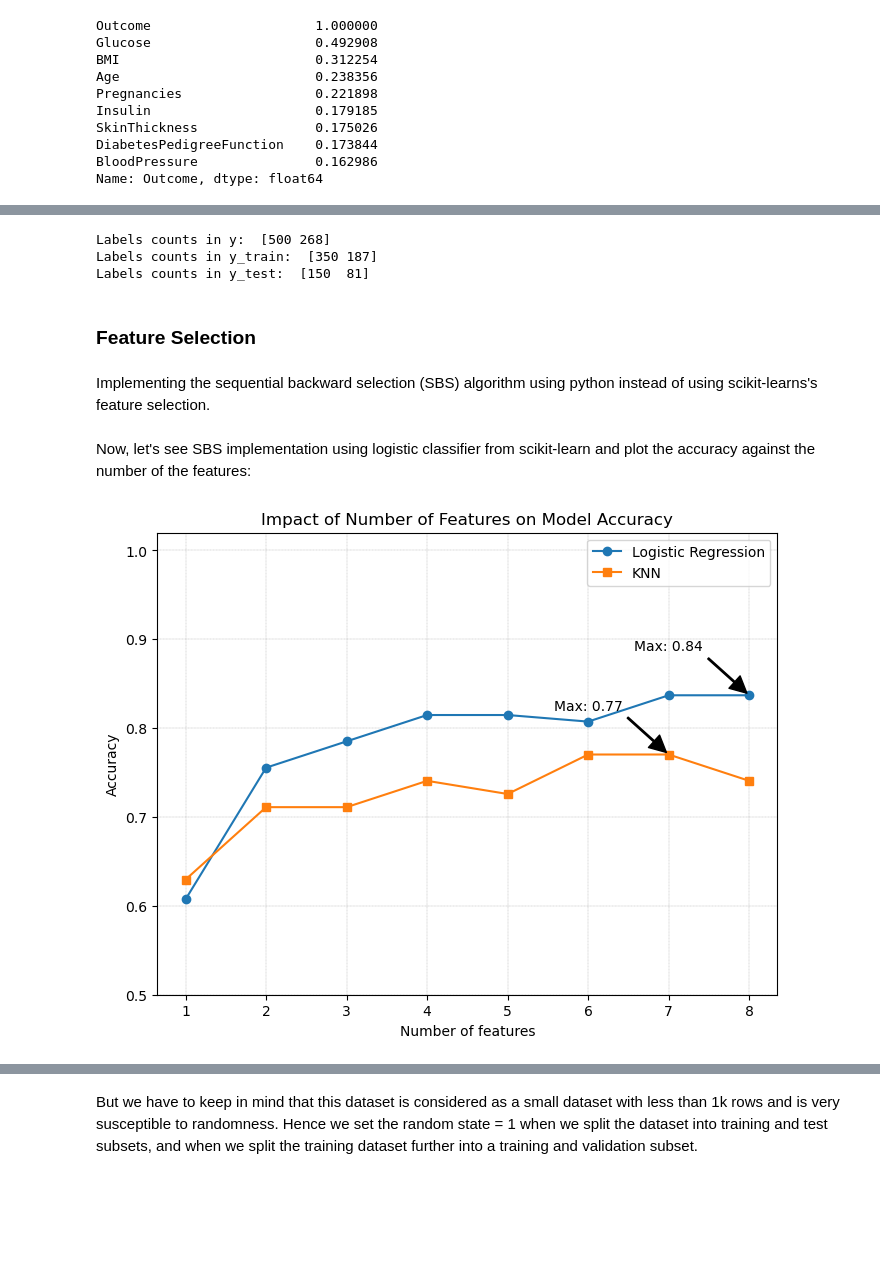
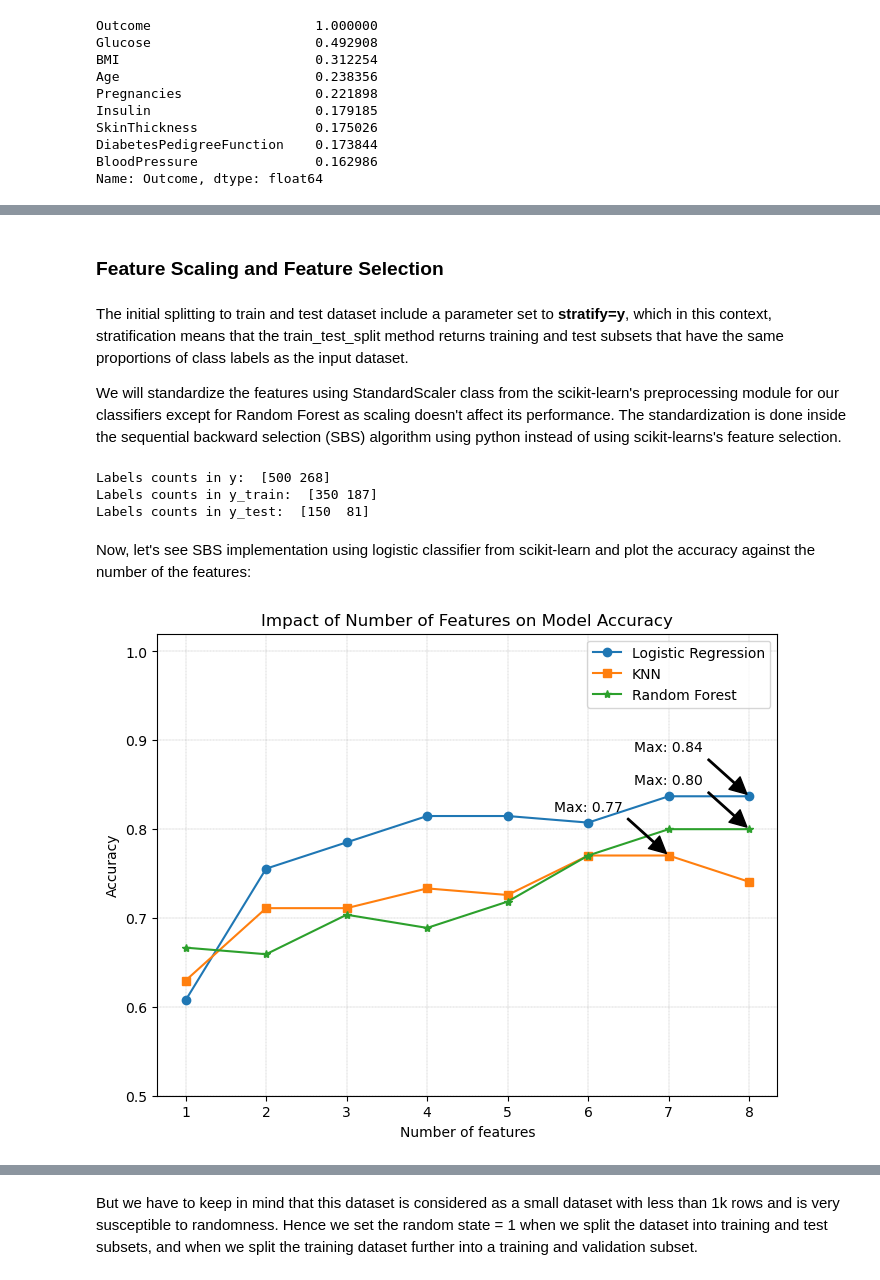
Before and after one commit to fatinshariff/Diabetes, a Jupyter notebook: diabetes.ipynb, the cells around one changed output, grey strips where cells are left out. Cells and saved outputs as stored; diff of their text form; code cells hidden in the pictures; blank space fills up the shorter version.

Commit message:
added random forest in SBS

```diff
--- a/diabetes.ipynb
+++ b/diabetes.ipynb
@@ -144,30 +138,29 @@ stratify=y, in this context, stratification means that the train_test_split meth
-# %%
-from sklearn.model_selection import train_test_split
-from sklearn.preprocessing import StandardScaler
-
-X = df.drop(['Outcome'], axis=1)
-y = df.Outcome
-
-# Split and scale
-X_train, X_test, y_train, y_test = train_test_split(X, y, test_size=0.3,stratify=y , random_state=1)
-
-# Stratification result sample
-print('Labels counts in y: ', np.bincount(y))
-print('Labels counts in y_train: ', np.bincount(y_train))
-print('Labels counts in y_test: ', np.bincount(y_test))
-
-sc = StandardScaler()
-sc.fit(X_train)
-X_train_std = sc.transform(X_train)
-X_test_std = sc.transform(X_test)
-# %% [output]
-Labels counts in y:  [500 268]
-Labels counts in y_train:  [350 187]
-Labels counts in y_test:  [150  81]
 # %% [markdown]
-### Feature Selection
+### Feature Scaling and Feature Selection
 # %% [markdown]
-Implementing the sequential backward selection (SBS) algorithm using python instead of using scikit-learns's feature selection.
+
+
+The initial splitting to train and test dataset include a parameter set to **stratify=y**, which in this context, stratification means that the train_test_split method returns training and test subsets that have the same proportions of class labels as the input dataset.
+
+We will standardize the features using StandardScaler class from the scikit-learn's preprocessing module for our classifiers except for Random Forest as scaling doesn't affect its performance. The standardization is done inside the sequential backward selection (SBS) algorithm using python instead of using scikit-learns's feature selection.
+# %%
+from sklearn.model_selection import train_test_split
+from sklearn.preprocessing import StandardScaler
+
+X = df.drop(['Outcome'], axis=1)
+y = df.Outcome
+
+# Split and scale
+X_train, X_test, y_train, y_test = train_test_split(X, y, test_size=0.3,stratify=y , random_state=1)
+
+# Stratification result sample
+print('Labels counts in y: ', np.bincount(y))
+print('Labels counts in y_train: ', np.bincount(y_train))
+print('Labels counts in y_test: ', np.bincount(y_test))
+# %% [output]
+Labels counts in y:  [500 268]
+Labels counts in y_train:  [350 187]
+Labels counts in y_test:  [150  81]
 # %%
 from sklearn.base import clone
 from sklearn.model_selection import train_test_split
@@ -238,40 +232,50 @@ Now, let's see SBS implementation using logistic classifier from scikit-learn an
 # %%
 from sklearn.linear_model import LogisticRegression
 from sklearn.neighbors import KNeighborsClassifier
+from sklearn.ensemble import RandomForestClassifier
 
 lr = LogisticRegression(C=1.0, solver = "lbfgs")
 knn = KNeighborsClassifier(n_neighbors=5)
-classifiers = [("Logistic Regression", lr), ("KNN", knn)]
-markers = ['o','s']
+rf = RandomForestClassifier(n_estimators=25, random_state=1,n_jobs=2)
+classifiers = [("Logistic Regression", lr), ("KNN", knn),("Random Forest", rf)]
+markers = ['o','s','*']
 
 # fig, ax = plt.subplots()
 fig, ax = plt.subplots(figsize=(8,6))
 
 for idx,(name,clf) in enumerate(classifiers):
+
+    # apply feature scaling on classifier that are not random forest eventhough -
+    # -applying it on random forest classifier will have no change in the performance
+    if 'forest' not in name.lower():
+        sc = StandardScaler()
+        sc.fit(X)
+        X = sc.transform(X)
+
     sbs = SBS(clf, k_features = 1)
     sbs.fit(X_train_std, y_train)
 
     # plotting performance of feature subsets
     k_feat = [len(k) for k in sbs.subsets_]
     ax.plot(k_feat, sbs.scores_, marker=markers[idx], label=name)
 
     # Annotate the highest point
     max_score = max(sbs.scores_)
     max_idx = np.argmax(sbs.scores_)
     ax.annotate(f'Max: {max_score:.2f}',
              xy=(k_feat[max_idx], max_score),
              xytext=(k_feat[max_idx]-1, max_score+0.05),
              arrowprops=dict(facecolor='black', shrink=0.05, width= 1),
              ha='center')
 
 ax.set_ylim([0.5, 1.02])
 ax.set_ylabel('Accuracy')
 ax.set_xlabel('Number of features')
 ax.set_title('Impact of Number of Features on Model Accuracy')
 ax.grid(color = 'gray', linestyle = '--', linewidth = 0.2)
 ax.legend()
 
 plt.show()
 # %% [output]
-[figure, old version]
+[figure, new version]
 # %% [markdown]
```
Also changed, not shown: parts of 5 cells of this notebook.
